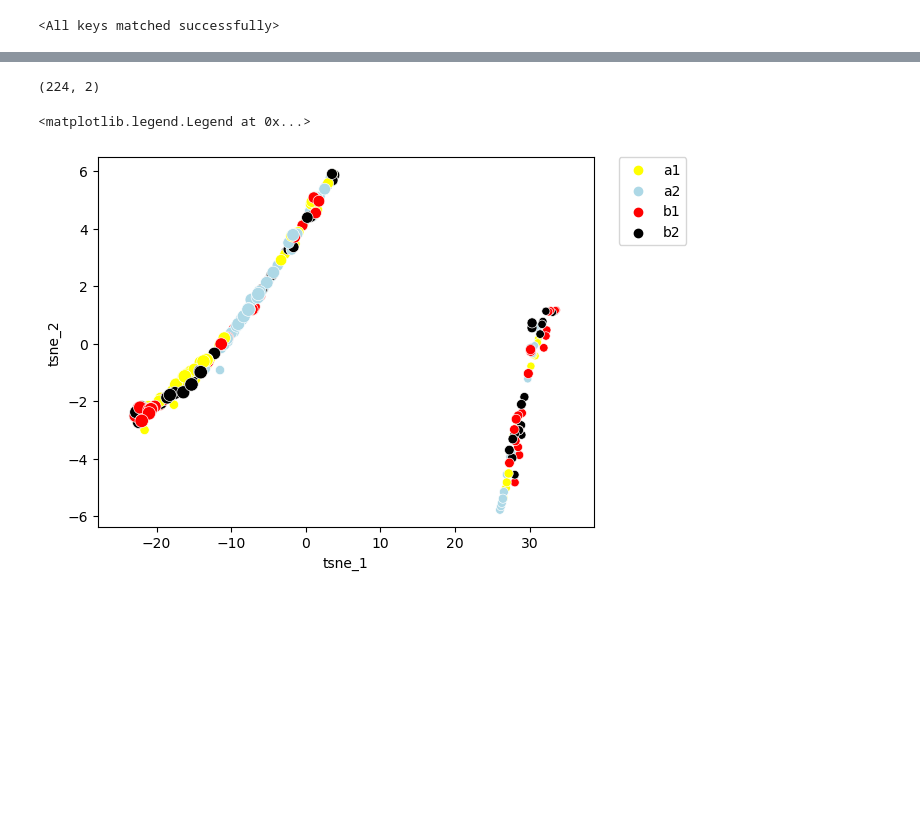
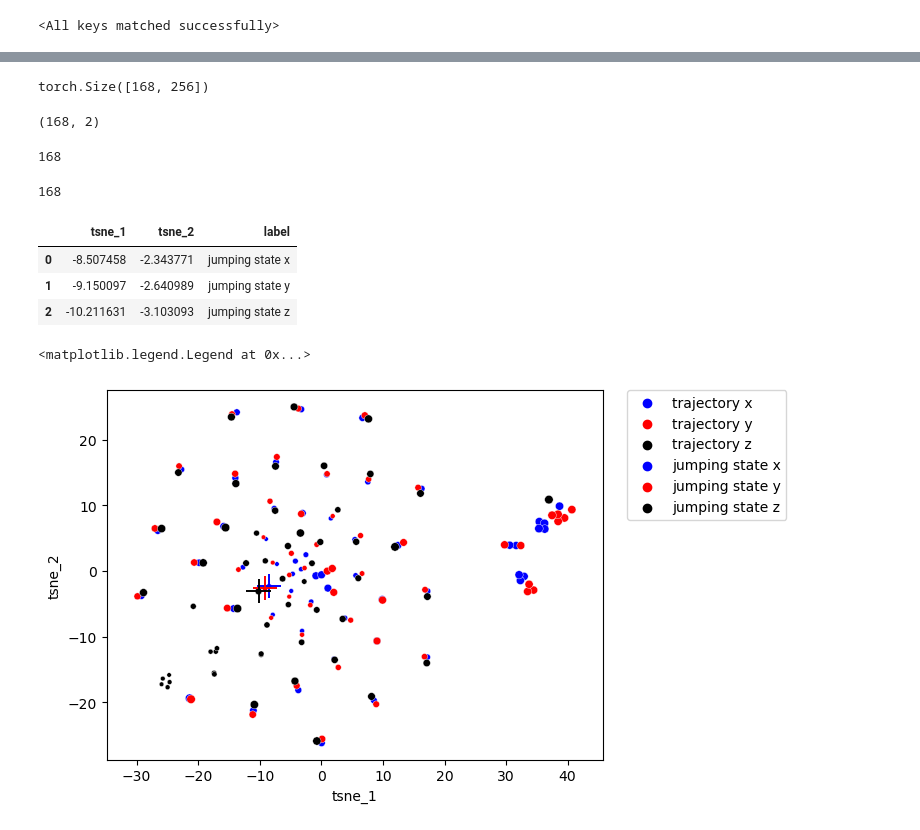
Before and after one commit to manusimidt/jku_master_thesis, a Jupyter notebook: jumping/visualize_embedding.ipynb, the cells around one changed output, grey strips where cells are left out. Saved outputs shown, nothing was run; the diff lists cells and outputs as text; code cells hidden in the pictures; blank space fills up the shorter version.

Commit message:
Improved embedding viz

```diff
--- a/jumping/visualize_embedding.ipynb
+++ b/jumping/visualize_embedding.ipynb
@@ -93,19 +39,49 @@ compare_imgs( states_a1[visualize_idx], states_a2[visualize_idx], states_b1[visu
+# %%
+embedding = model.f.forward(torch.from_numpy(stacked_states))
+embedding.shape
+# %% [output]
+torch.Size([168, 256])
 # %%
 n_components = 2
-tsne = TSNE(n_components)
-tsne_result = tsne.fit_transform(embeddings)
+tsne = TSNE(n_components, perplexity=10)
+tsne_result = tsne.fit_transform(embedding.detach().numpy())
 tsne_result.shape
 # %% [output]
-(224, 2)
+(168, 2)
+# %%
+# generate labels
+labels = ['trajectory x'] * 56 + ['trajectory y'] * 56 + ['trajectory z'] * 56
+len(labels)
+# %% [output]
+168
+# %%
+# generate point sizes
+size_arr = [10 + x * .5 for x in range(1,57)]
+size_arr = size_arr + size_arr + size_arr
+len(size_arr)
+# %% [output]
+168
+# %%
+jumping_states_embedding = tsne_result[np.array(stacked_actions, dtype=np.bool_), :]
+# %%
+tsne_result_df = pd.DataFrame({'tsne_1': tsne_result[:,0], 'tsne_2': tsne_result[:,1], 'label': labels})
+tsne_jumping_df = pd.DataFrame({'tsne_1': jumping_states_embedding[:,0], 'tsne_2': jumping_states_embedding[:,1], 'label': ['jumping state x', 'jumping state y', 'jumping state z']})
+
+tsne_jumping_df
+# %% [output]
+|  | tsne_1 | tsne_2 | label |
+| 0 | -8.507458 | -2.343771 | jumping state x |
+| 1 | -9.150097 | -2.640989 | jumping state y |
+| 2 | -10.211631 | -3.103093 | jumping state z |
 # %%
-tsne_result_df = pd.DataFrame({'tsne_1': tsne_result[:,0], 'tsne_2': tsne_result[:,1], 'label': labels})
 fig, ax = plt.subplots(1)
-sns.scatterplot(x='tsne_1', y='tsne_2', hue='label', data=tsne_result_df, ax=ax,s=point_size, palette=['yellow','lightblue','red','black'])
+sns.scatterplot(x='tsne_1', y='tsne_2', hue='label', data=tsne_result_df, ax=ax,s=size_arr, palette=['blue','red','black'])
+sns.scatterplot(data=tsne_jumping_df, x='tsne_1', y='tsne_2', ax=ax, hue='label', marker="+", s=300, palette=['blue','red','black'])
 lim = (tsne_result.min()-5, tsne_result.max()+5)
 ax.set_xlim(lim)
 # ax.set_ylim(lim)
 # ax.set_aspect('equal')
 ax.legend(bbox_to_anchor=(1.05, 1), loc=2, borderaxespad=0.0)
 # %% [output]
 <matplotlib.legend.Legend at 0x...>
-[figure, old version]
+[figure, new version]
```
Also changed, not shown: parts of 6 cells of this notebook, 1 other file.
